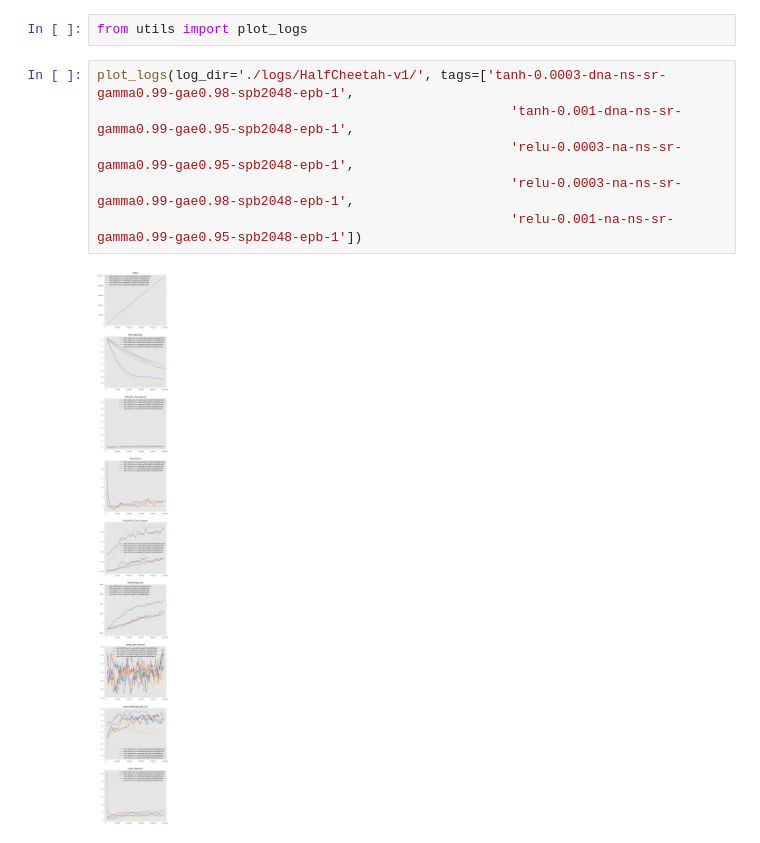
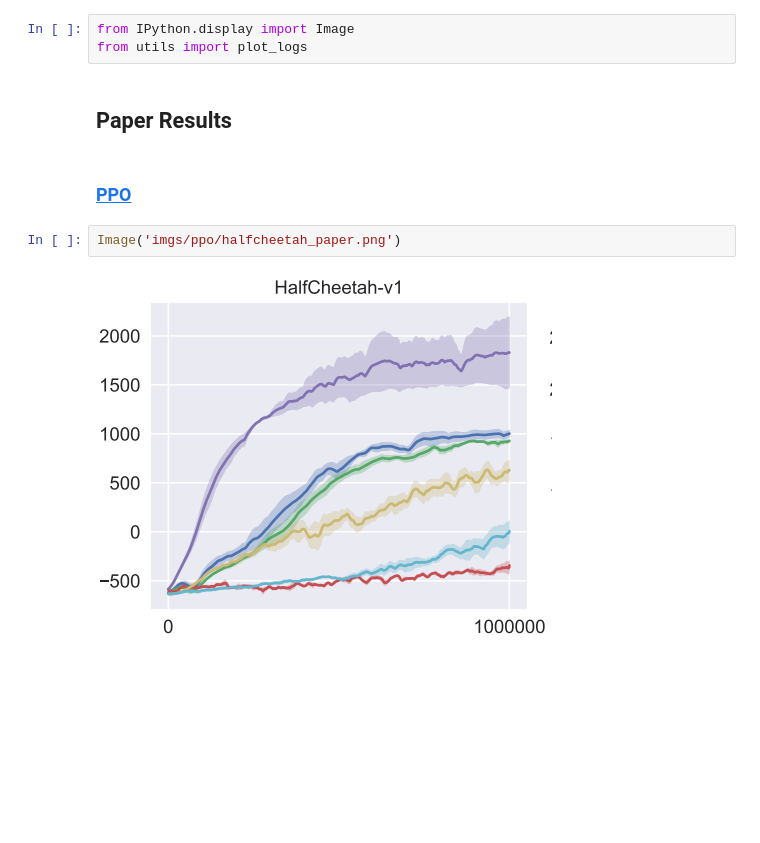
Before and after one commit to lgvaz/reward, a Jupyter notebook: benchmark/HalfCheetah.ipynb, the cells around one changed output. Drawn from its saved outputs; the diff is of its cells as text; blank space fills up the shorter version.

```diff
--- a/benchmark/HalfCheetah.ipynb
+++ b/benchmark/HalfCheetah.ipynb
@@ -1,10 +1,11 @@
 # %%
+from IPython.display import Image
 from utils import plot_logs
-# %%
-plot_logs(log_dir='./logs/HalfCheetah-v1/', tags=['tanh-0.0003-dna-ns-sr-gamma0.99-gae0.98-spb2048-epb-1',
-                                                     'tanh-0.001-dna-ns-sr-gamma0.99-gae0.95-spb2048-epb-1',
-                                                     'relu-0.0003-na-ns-sr-gamma0.99-gae0.95-spb2048-epb-1',
-                                                     'relu-0.0003-na-ns-sr-gamma0.99-gae0.98-spb2048-epb-1',
-                                                     'relu-0.001-na-ns-sr-gamma0.99-gae0.95-spb2048-epb-1'])
-# %% [output]
-[figure, removed]
+# %% [markdown]
+## Paper Results
+# %% [markdown]
+### [PPO](arxiv.org/pdf/1707.06347.pdf)
+# %%
+Image('imgs/ppo/halfcheetah_paper.png')
+# %% [output]
+[figure, added]
```
Also changed, not shown: parts of 3 cells of this notebook, 16 other files.
